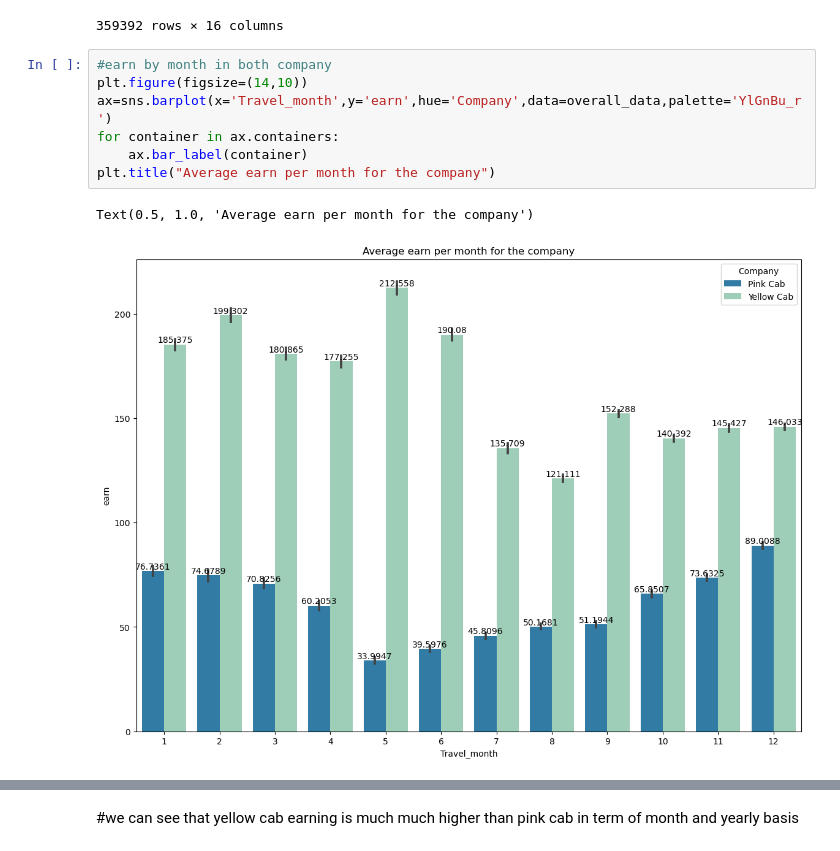
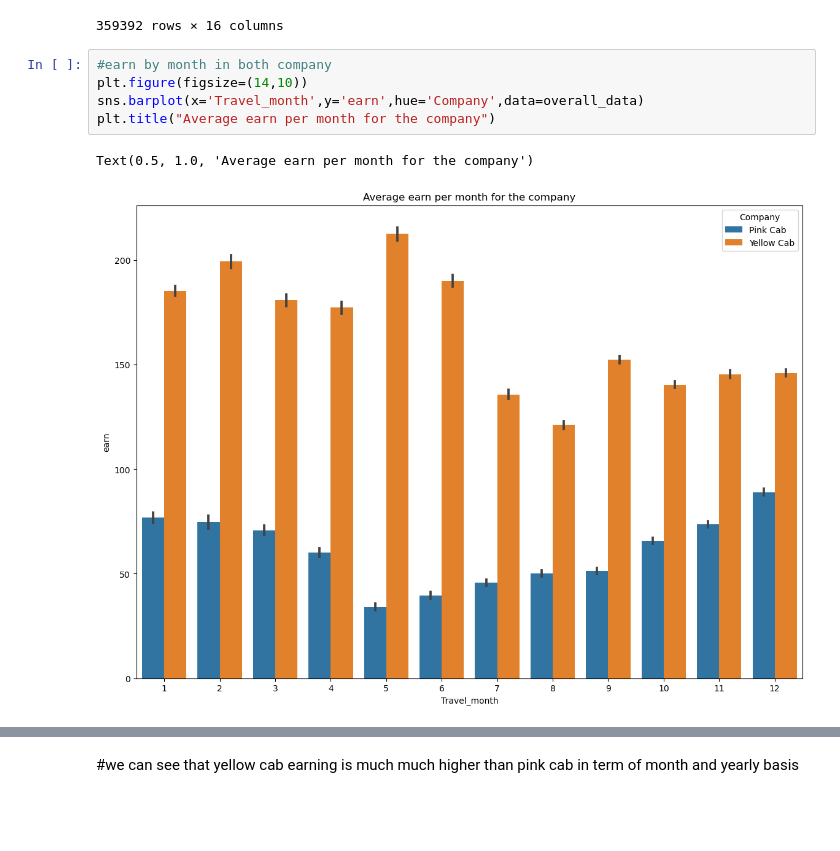
Before and after one commit to AN-SAFAWAT/EDA-Cab_Invenstment-with-ML, a Jupyter notebook: City_cab_data_analysis.ipynb, the cells around one changed output, grey strips where cells are left out. Cells and saved outputs as stored; diff of their text form; blank space fills up the shorter version.

```diff
--- a/City_cab_data_analysis.ipynb
+++ b/City_cab_data_analysis.ipynb
@@ -404,13 +402,11 @@ overall_data
 # %%
 #earn by month in both company
 plt.figure(figsize=(14,10))
-ax=sns.barplot(x='Travel_month',y='earn',hue='Company',data=overall_data,palette='YlGnBu_r')
-for container in ax.containers:
-    ax.bar_label(container)
+sns.barplot(x='Travel_month',y='earn',hue='Company',data=overall_data)
 plt.title("Average earn per month for the company")
 # %% [output]
 Text(0.5, 1.0, 'Average earn per month for the company')
-[figure, old version]
+[figure, new version]
 # %%
 #earn by company by year
 plt.figure(figsize=(14,10))
```
Also changed, not shown: parts of 20 cells of this notebook.
